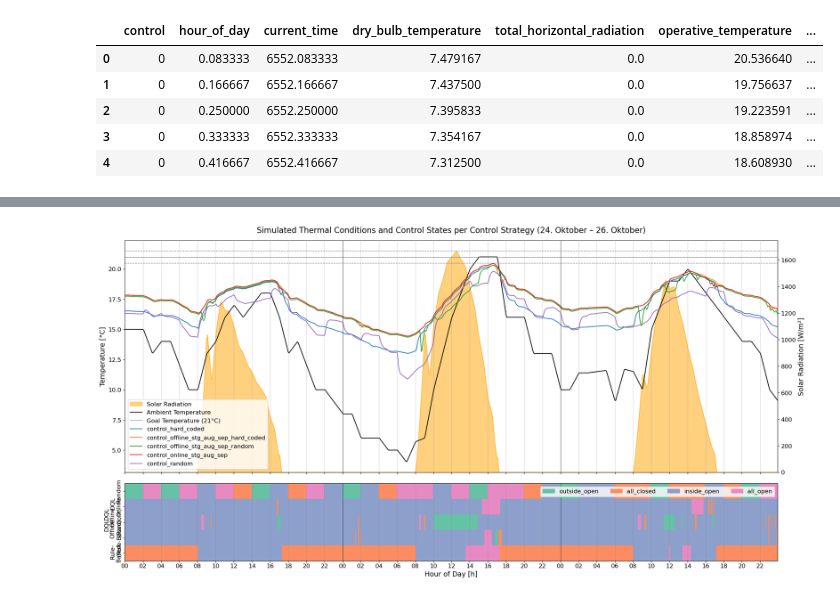
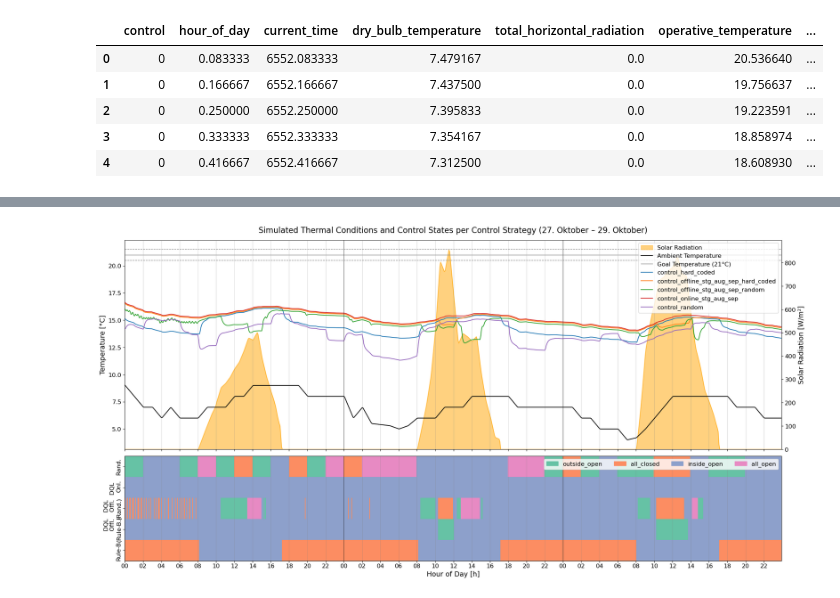
Before and after one commit to ClLuisa/DTFS, a Jupyter notebook: visualization.ipynb, the cells around one changed output, grey strips where cells are left out. Saved outputs shown, nothing was run; the diff lists cells and outputs as text; code cells hidden in the pictures.

```diff
--- a/visualization.ipynb
+++ b/visualization.ipynb
@@ -16,11 +16,11 @@ name_to_label = {
     }
 
 name_to_short_label = {
-    "control_offline_stg_aug_sep_hard_coded": "DQL\nOff.\n(Rule-B.)",
-    "control_offline_stg_aug_sep_random": "DQL\nOff.\n(Rand.)",
-    "control_online_stg_aug_sep": "DQL\nOn.",
-    "control_hard_coded": "Rule-\nBased",
-    "control_random": "Random",
+    "control_offline_stg_aug_sep_hard_coded": "DQL \nOffl. \n(Rule-B.)",
+    "control_offline_stg_aug_sep_random": "DQL \nOffl. \n(Rand.)",
+    "control_online_stg_aug_sep": "DQL \nOnl.",
+    "control_hard_coded": "Rule-B.",
+    "control_random": "Rand.",
 }
 
 CONTROL_ACTIONS = {
@@ -60,7 +60,7 @@ data.head()
 | 3 | 0 | 0.333333 | 6552.333333 | 7.354167 | 0.0 | 18.858974 | ... |
 | 4 | 0 | 0.416667 | 6552.416667 | 7.312500 | 0.0 | 18.608930 | ... |
 # %%
-WEEK_NUMBER = 100
+WEEK_NUMBER = 101
 
 week_length = 24*3
 
@@ -98,7 +98,7 @@ plt.rcParams.update({
     "legend.fontsize": 12,
 })
 
-fig, (ax1, ax2) = plt.subplots(2, 1, figsize=(20, 10), sharex=True, constrained_layout=True, gridspec_kw={"height_ratios": [3, 1]})
+fig, (ax1, ax2) = plt.subplots(2, 1, figsize=(20, 10), sharex=True, constrained_layout=True, gridspec_kw={"height_ratios": [2, 1]})
 ax1_rad = ax1.twinx()
 
 colors = {source: color for source, color in zip(filtered_data['source'].unique(), plt.cm.tab10.colors)}
@@ -144,8 +144,8 @@ ax1_rad.get_legend().remove()
 # --------------------------------------------------------------------------
 # Control state as colored bands (one row per source)
 # --------------------------------------------------------------------------
-control_labels = {v: k for k, v in CONTROL_ACTIONS.items()}  # value -> name
-state_values = sorted(control_labels.keys())                  # e.g. [-1, 0, 1, 2]
+control_labels = {v: k for k, v in CONTROL_ACTIONS.items()}
+state_values = sorted(control_labels.keys())
 state_colors = plt.cm.Set2.colors[:len(state_values)]
 
 cmap = mcolors.ListedColormap(state_colors)
@@ -213,34 +213,34 @@ ax2.tick_params(
 )
 
 # Date labels
 ax2.tick_params(
     axis="x",
     which="minor",
     rotation=0,
     pad=18
 )
 
 for label in ax2.xaxis.get_majorticklabels():
     label.set_ha("center")
 
 for label in ax2.xaxis.get_minorticklabels():
     label.set_ha("center")
 
 ax2.set_xlabel("Hour of Day [h]")
 ax1.set_xlabel("")
 
 start_date = filtered_data["datetime"].min().strftime("%d. %B")
 end_date = filtered_data["datetime"].max().strftime("%d. %B")
 
 plt.title(
     f"Simulated Thermal Conditions and Control States per Control Strategy "
     f"({start_date} – {end_date})",
     y=1.02
 )
 
 plt.show()
 # %% [output]
-[figure, old version]
+[figure, new version]
 # %%
 T_HIGH = 21.5
 T_LOW = 20.5
```
Also changed, not shown: parts of 3 cells of this notebook, 6 other files.
